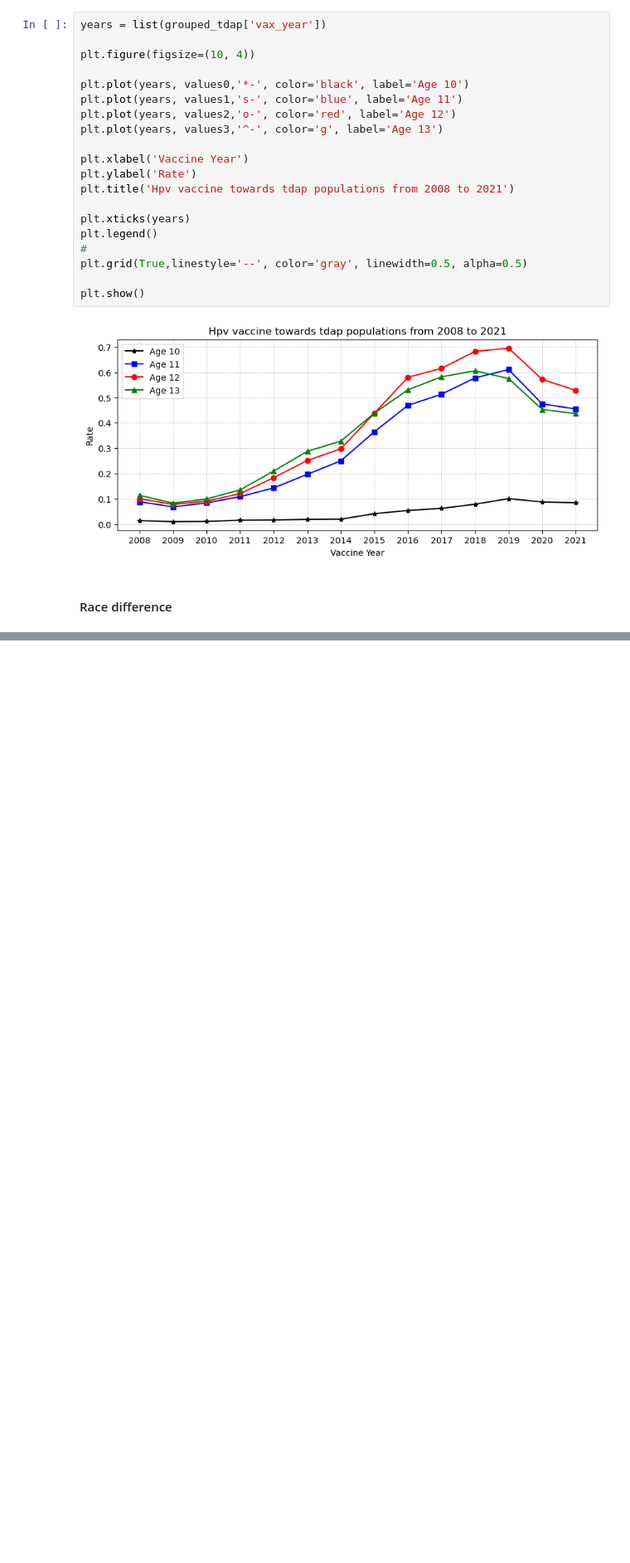
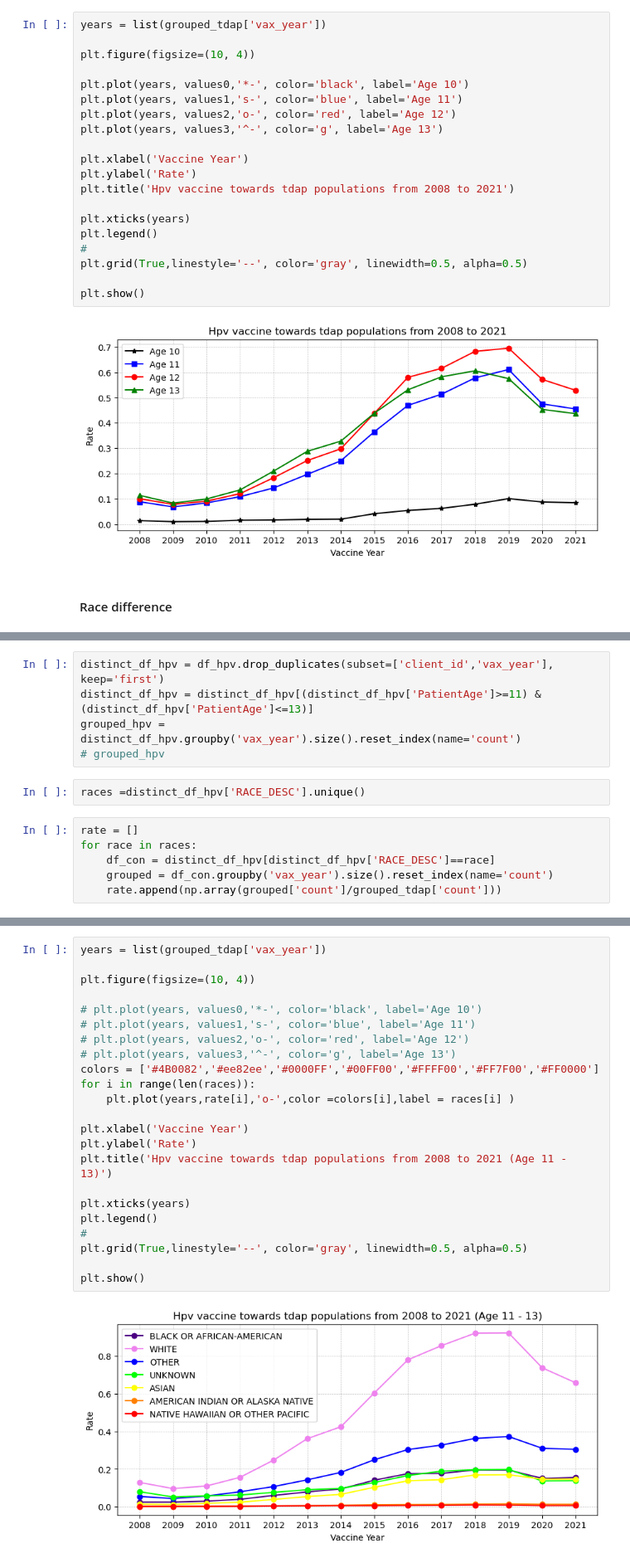
Before and after one commit to ZihanDing/EHR_project, a Jupyter notebook: HpvVaccine/NYSIIS_analysis.ipynb, the cells around one changed output, grey strips where cells are left out. Shown at 83% size. Drawn from its saved outputs; the diff is of its cells as text; blank space fills up the shorter version.

```diff
--- a/HpvVaccine/NYSIIS_analysis.ipynb
+++ b/HpvVaccine/NYSIIS_analysis.ipynb
@@ -1292,0 +1277,13 @@ grouped_tdap
+# %%
+distinct_df_hpv = df_hpv.drop_duplicates(subset=['client_id','vax_year'], keep='first')
+distinct_df_hpv = distinct_df_hpv[(distinct_df_hpv['PatientAge']>=11) & (distinct_df_hpv['PatientAge']<=13)]
+grouped_hpv = distinct_df_hpv.groupby('vax_year').size().reset_index(name='count')
+# grouped_hpv
+# %%
+races =distinct_df_hpv['RACE_DESC'].unique()
+# %%
+rate = []
+for race in races:
+    df_con = distinct_df_hpv[distinct_df_hpv['RACE_DESC']==race]
+    grouped = df_con.groupby('vax_year').size().reset_index(name='count')
+    rate.append(np.array(grouped['count']/grouped_tdap['count']))
@@ -1292,0 +1308,25 @@ grouped_tdap
+# %%
+years = list(grouped_tdap['vax_year'])
+
+plt.figure(figsize=(10, 4))
+
+# plt.plot(years, values0,'*-', color='black', label='Age 10')
+# plt.plot(years, values1,'s-', color='blue', label='Age 11')
+# plt.plot(years, values2,'o-', color='red', label='Age 12')
+# plt.plot(years, values3,'^-', color='g', label='Age 13')
+colors = ['#4B0082','#ee82ee','#0000FF','#00FF00','#FFFF00','#FF7F00','#FF0000']
+for i in range(len(races)):
+    plt.plot(years,rate[i],'o-',color =colors[i],label = races[i] )
+
+plt.xlabel('Vaccine Year')
+plt.ylabel('Rate')
+plt.title('Hpv vaccine towards tdap populations from 2008 to 2021 (Age 11 - 13)')
+
+plt.xticks(years)
+plt.legend()
+#
+plt.grid(True,linestyle='--', color='gray', linewidth=0.5, alpha=0.5)
+
+plt.show()
+# %% [output]
+[figure, added]
```
Also changed, not shown: parts of 2 cells of this notebook.
